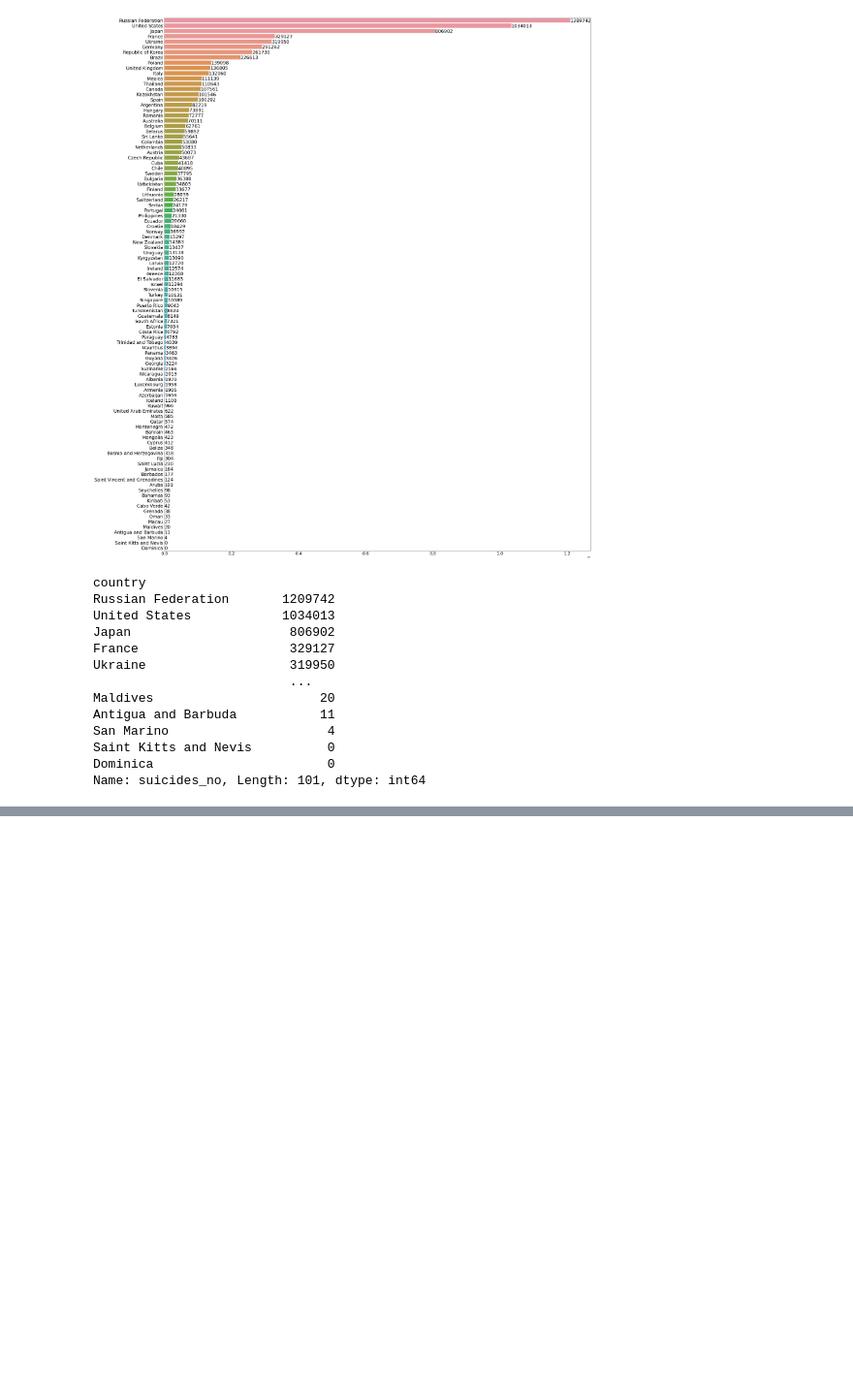
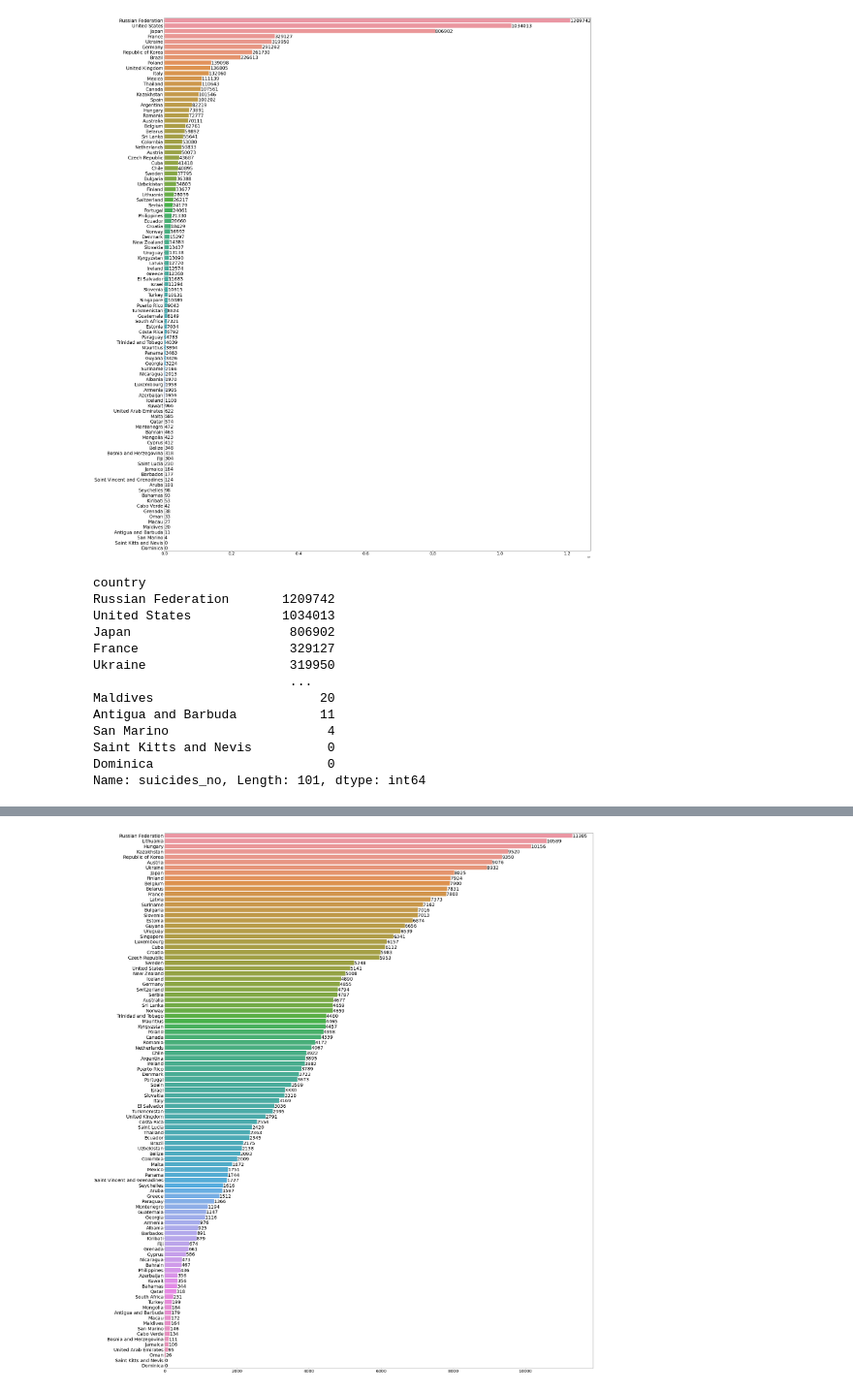
Before and after one commit to TaeMD/ML-projects, a Jupyter notebook: World_suicide_rate_analysis.ipynb, the cells around one changed output, grey strips where cells are left out. Shown at 97% size. Drawn from its saved outputs; the diff is of its cells as text; code cells hidden in the pictures; blank space fills up the shorter version.

```diff
--- a/World_suicide_rate_analysis.ipynb
+++ b/World_suicide_rate_analysis.ipynb
@@ -258,0 +274,15 @@ for c in ('Russican Federation', 'United States', 'Republic of Korea')
+# %%
+total_suicides = file.groupby('country')['suicides/100k pop'].sum()
+total_suicides_df = pd.DataFrame(total_suicides).sort_values(by = 'suicides/100k pop', ascending = False)
+ind_list = list(total_suicides_df.index)
+plt.figure (figsize=(10,40))
+plt.subplots_adjust(left=-7, bottom=0.05, right=-3.8, top=1.05, wspace=-0.5, hspace=0.05)
+ax = sns.barplot (y=ind_list, x=total_suicides_df.iloc[:,0].values, data=total_suicides_df, ci=None)
+plt.xticks(fontsize=22)
+plt.yticks(fontsize=25)
+
+for p in ax.patches:
+  width = p.get_width()
+  plt.text(p.get_width(), p.get_y()+.6*p.get_height(),'{:.0f}'.format(width), ha='left', va='center', fontsize=25)
+# %% [output]
+[figure, added]
```
Also changed, not shown: parts of 3 cells of this notebook.
